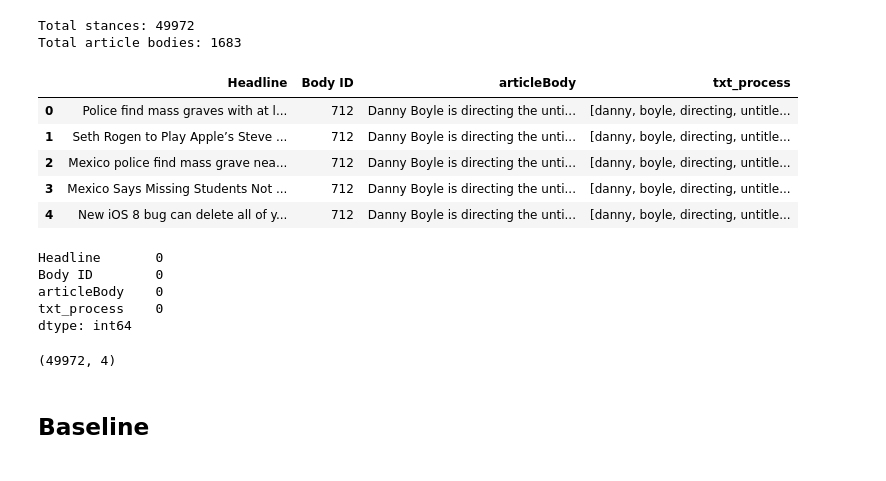
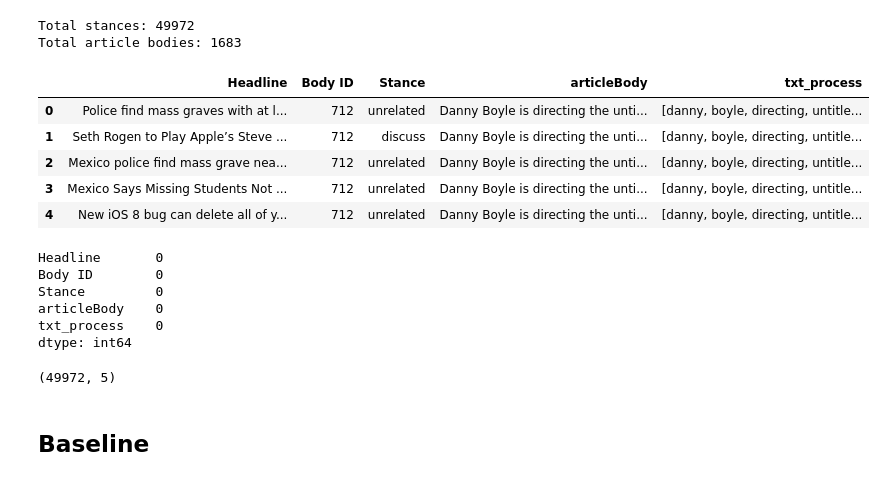
Before and after one commit to hscodes/Capstone, a Jupyter notebook: Capstone.ipynb, the cells around one changed output. Drawn from its saved outputs; the diff is of its cells as text; code cells hidden in the pictures.

```diff
--- a/Capstone.ipynb
+++ b/Capstone.ipynb
@@ -158,28 +158,29 @@ Total article bodies: 1683
 # %%
 #merge on bodyID
 
 df_all = stances.merge(bodies, on = 'Body ID')
-df_all = df_all.drop('Stance', axis =1)
+#df_all = df_all.drop('Stance', axis =1)
 df_all.head()
 # %% [output]
-|  | Headline | Body ID | articleBody | txt_process |
-| 0 | Police find mass graves with at l... | 712 | Danny Boyle is directing the unti... | [danny, boyle, directing, untitle... |
-| 1 | Seth Rogen to Play Apple’s Steve ... | 712 | Danny Boyle is directing the unti... | [danny, boyle, directing, untitle... |
-| 2 | Mexico police find mass grave nea... | 712 | Danny Boyle is directing the unti... | [danny, boyle, directing, untitle... |
-| 3 | Mexico Says Missing Students Not ... | 712 | Danny Boyle is directing the unti... | [danny, boyle, directing, untitle... |
-| 4 | New iOS 8 bug can delete all of y... | 712 | Danny Boyle is directing the unti... | [danny, boyle, directing, untitle... |
+|  | Headline | Body ID | Stance | articleBody | txt_process |
+| 0 | Police find mass graves with at l... | 712 | unrelated | Danny Boyle is directing the unti... | [danny, boyle, directing, untitle... |
+| 1 | Seth Rogen to Play Apple’s Steve ... | 712 | discuss | Danny Boyle is directing the unti... | [danny, boyle, directing, untitle... |
+| 2 | Mexico police find mass grave nea... | 712 | unrelated | Danny Boyle is directing the unti... | [danny, boyle, directing, untitle... |
+| 3 | Mexico Says Missing Students Not ... | 712 | unrelated | Danny Boyle is directing the unti... | [danny, boyle, directing, untitle... |
+| 4 | New iOS 8 bug can delete all of y... | 712 | unrelated | Danny Boyle is directing the unti... | [danny, boyle, directing, untitle... |
 # %%
 df_all.isnull().sum()
 # %% [output]
 Headline       0
 Body ID        0
+Stance         0
 articleBody    0
 txt_process    0
 dtype: int64
 # %%
 df_all.shape
 # %% [output]
-(49972, 4)
+(49972, 5)
 # %% [markdown]
 ## Baseline
 # %%
```
Also changed, not shown: parts of 23 cells of this notebook.
